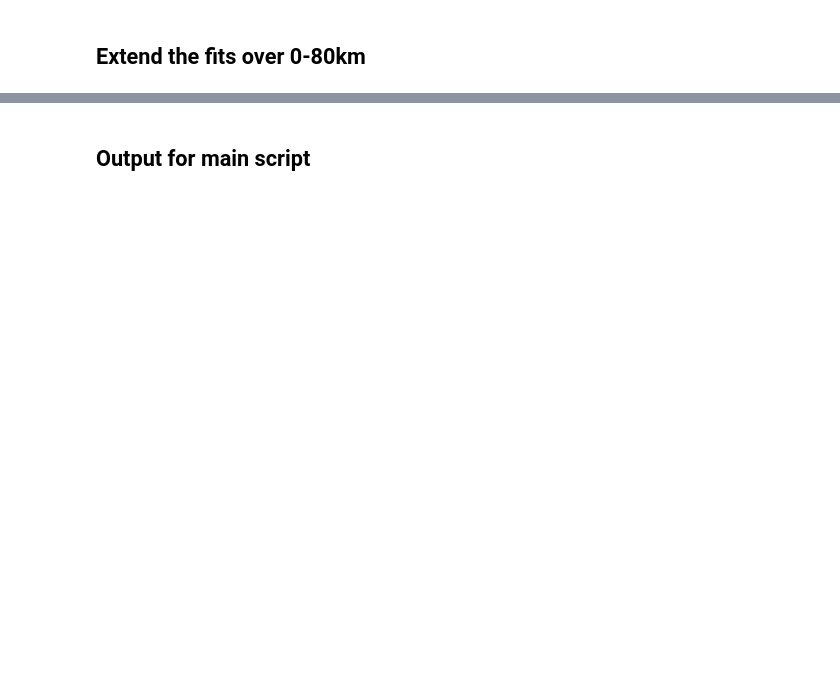
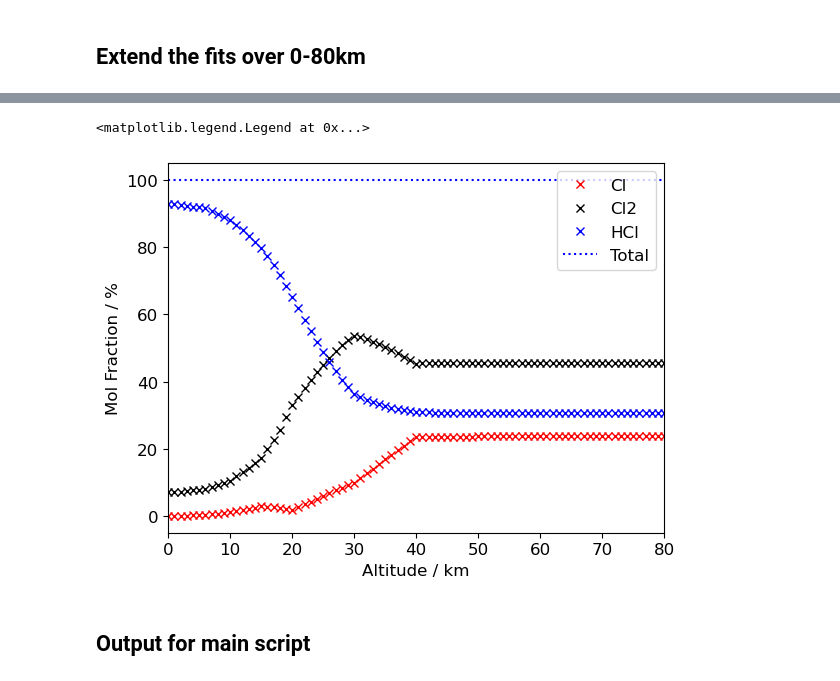
Before and after one commit to cbarker211/Improved_Emission_Profile, a Jupyter notebook: chlorine_partitioning/partition_chlorine.ipynb, the cells around one changed output, grey strips where cells are left out. Cells and saved outputs as stored; diff of their text form; code cells hidden in the pictures; blank space fills up the shorter version.

```diff
--- a/chlorine_partitioning/partition_chlorine.ipynb
+++ b/chlorine_partitioning/partition_chlorine.ipynb
@@ -180,3 +175,17 @@ plt.legend()
+# %%
+# Plot the molar fraction.
+plt.plot(alt_extended,mol_cl/total_mol[0]*100,'xr',label="Cl")
+plt.plot(alt_extended,mol_cl2/total_mol[0]*100,'xk',label="Cl2")
+plt.plot(alt_extended,mol_hcl/total_mol[0]*100,'xb',label="HCl")
+plt.plot(alt_extended,total_mol/total_mol[0]*100,':b',label="Total")
+plt.xlim(0,80)
+#plt.ylim(0,100)
+plt.xlabel("Altitude / km")
+plt.ylabel("Mol Fraction / %")
+plt.legend(loc="upper right")
+# %% [output]
+<matplotlib.legend.Legend at 0x...>
+[figure, added]
 # %% [markdown]
 ## Output for main script
 # %%
```
Also changed, not shown: parts of 9 cells of this notebook, 31 other files.
